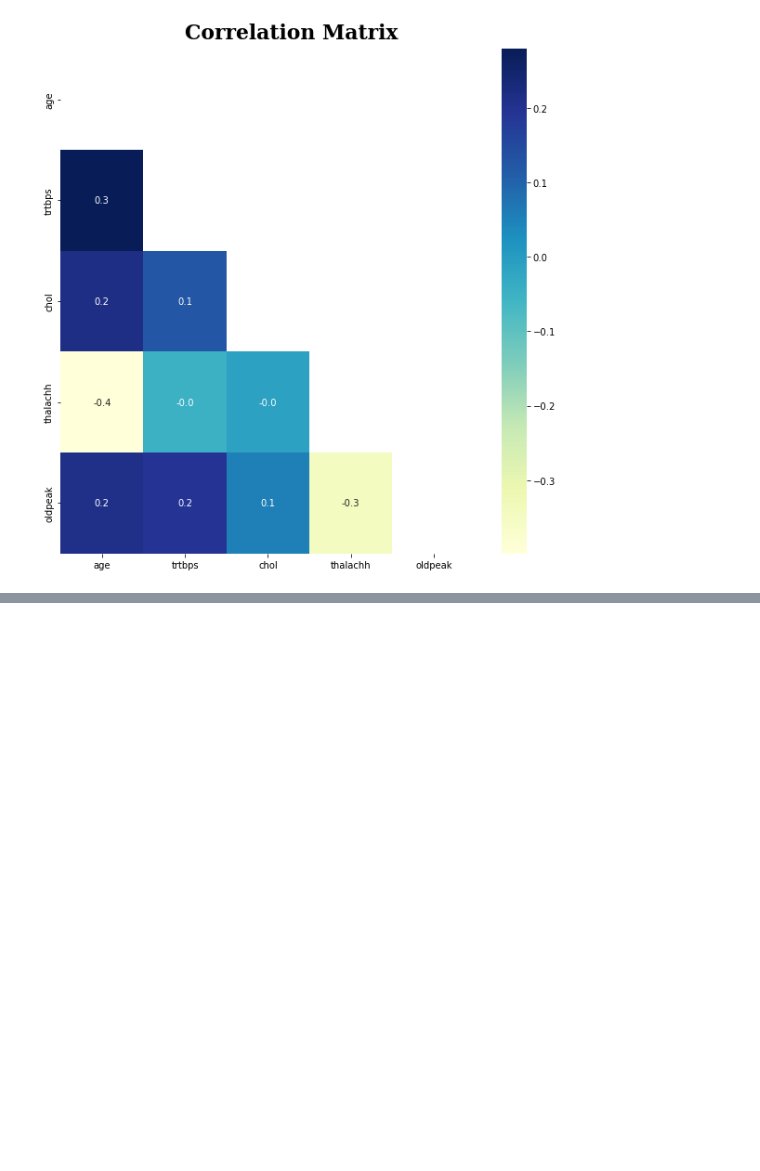
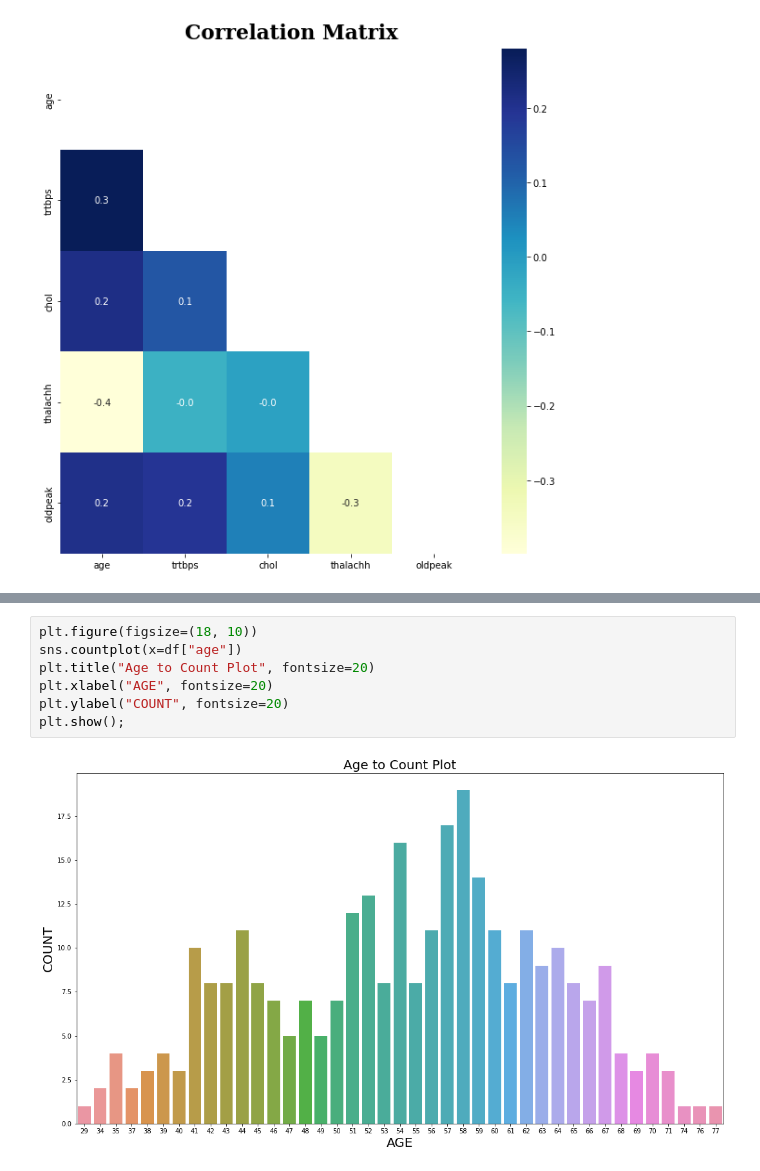
Before and after one commit to jsondevers/heart-attacks, a Jupyter notebook: heart-attack copy.ipynb, the cells around one changed output, grey strips where cells are left out. Drawn from its saved outputs; the diff is of its cells as text; blank space fills up the shorter version.

```diff
--- a/heart-attack copy.ipynb
+++ b/heart-attack copy.ipynb
@@ -87,0 +148,9 @@ plt.show()
+# %%
+plt.figure(figsize=(18, 10))
+sns.countplot(x=df["age"])
+plt.title("Age to Count Plot", fontsize=20)
+plt.xlabel("AGE", fontsize=20)
+plt.ylabel("COUNT", fontsize=20)
+plt.show();
+# %% [output]
+[figure, added]
```
Also changed, not shown: parts of 7 cells of this notebook, 1 other file.
